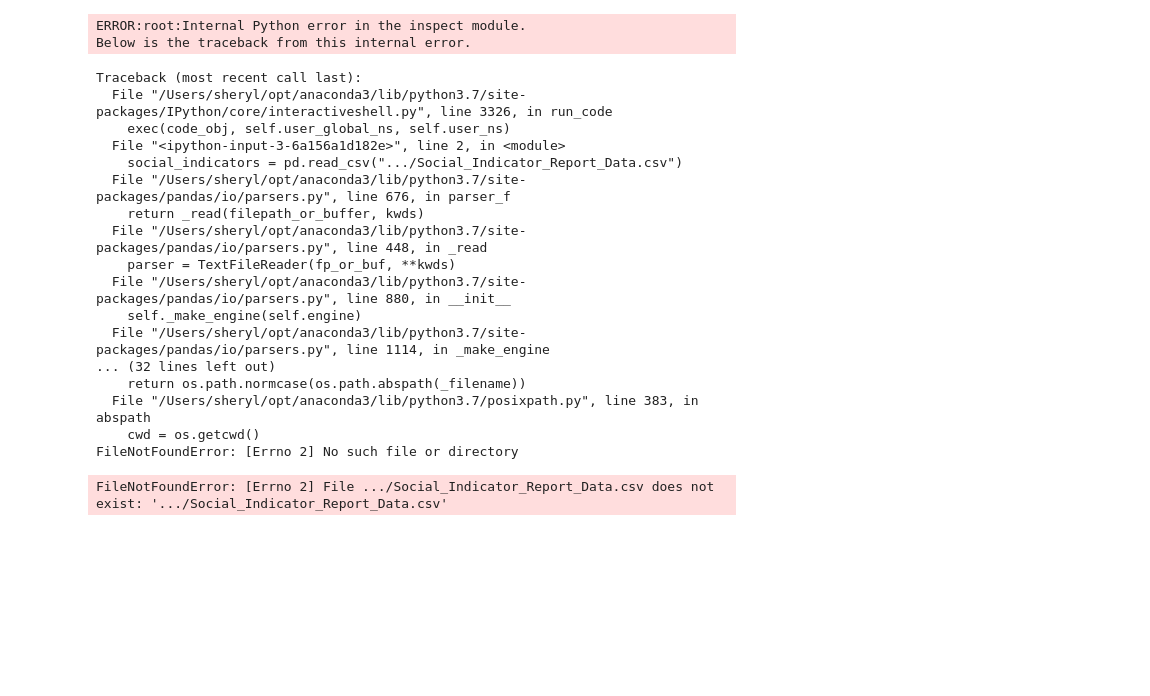
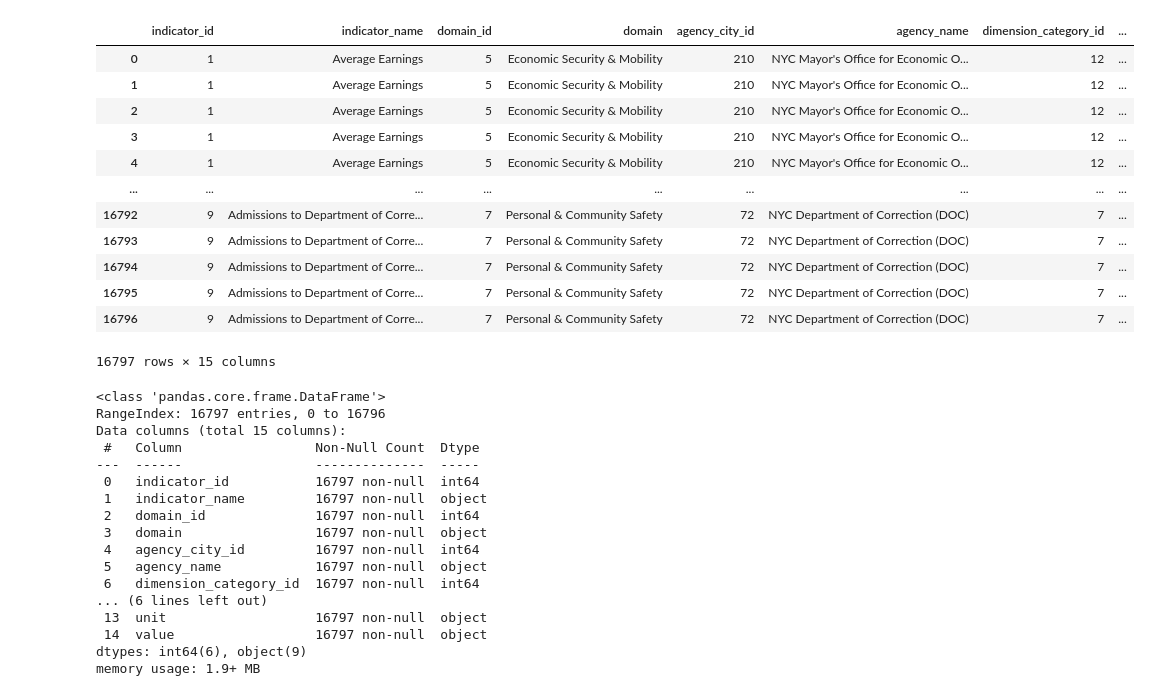
Before and after one commit to shewilliams/data71200su21, a Jupyter notebook: Project 1/Untitled.ipynb, the cells around one changed output. Saved outputs shown, nothing was run; the diff lists cells and outputs as text; code cells hidden in the pictures; blank space fills up the shorter version.

Commit message:
updating project

```diff
--- a/Project 1/Untitled.ipynb
+++ b/Project 1/Untitled.ipynb
@@ -1,24 +0,0 @@
-# %%
-import pandas as pd
-social_indicators = pd.read_csv(".../Social_Indicator_Report_Data.csv")
-# %% [output]
-ERROR:root:Internal Python error in the inspect module.
-Below is the traceback from this internal error.
-Traceback (most recent call last):
-  File "/Users/sheryl/opt/anaconda3/lib/python3.7/site-packages/IPython/core/interactiveshell.py", line 3326, in run_code
-    exec(code_obj, self.user_global_ns, self.user_ns)
-  File "<ipython-input-3-6a156a1d182e>", line 2, in <module>
-    social_indicators = pd.read_csv(".../Social_Indicator_Report_Data.csv")
-  File "/Users/sheryl/opt/anaconda3/lib/python3.7/site-packages/pandas/io/parsers.py", line 676, in parser_f
-    return _read(filepath_or_buffer, kwds)
-  File "/Users/sheryl/opt/anaconda3/lib/python3.7/site-packages/pandas/io/parsers.py", line 448, in _read
-    parser = TextFileReader(fp_or_buf, **kwds)
-  File "/Users/sheryl/opt/anaconda3/lib/python3.7/site-packages/pandas/io/parsers.py", line 880, in __init__
-    self._make_engine(self.engine)
-  File "/Users/sheryl/opt/anaconda3/lib/python3.7/site-packages/pandas/io/parsers.py", line 1114, in _make_engine
-... (32 lines left out)
-    return os.path.normcase(os.path.abspath(_filename))
-  File "/Users/sheryl/opt/anaconda3/lib/python3.7/posixpath.py", line 383, in abspath
-    cwd = os.getcwd()
-FileNotFoundError: [Errno 2] No such file or directory
-FileNotFoundError: [Errno 2] File .../Social_Indicator_Report_Data.csv does not exist: '.../Social_Indicator_Report_Data.csv'
@@ -24,0 +4,38 @@ FileNotFoundError: [Errno 2] File .../Social_Indicator_Report_Data.csv does not
+# %%
+social_indicators = pd.read_csv("/Users/sheryl/GitHub/data71200su21/Project 1/Social_Indicator_Report_Data.csv")
+# %%
+social_indicators
+# %% [output]
+|  | indicator_id | indicator_name | domain_id | domain | agency_city_id | agency_name | dimension_category_id | ... |
+| 0 | 1 | Average Earnings | 5 | Economic Security & Mobility | 210 | NYC Mayor's Office for Economic O... | 12 | ... |
+| 1 | 1 | Average Earnings | 5 | Economic Security & Mobility | 210 | NYC Mayor's Office for Economic O... | 12 | ... |
+| 2 | 1 | Average Earnings | 5 | Economic Security & Mobility | 210 | NYC Mayor's Office for Economic O... | 12 | ... |
+| 3 | 1 | Average Earnings | 5 | Economic Security & Mobility | 210 | NYC Mayor's Office for Economic O... | 12 | ... |
+| 4 | 1 | Average Earnings | 5 | Economic Security & Mobility | 210 | NYC Mayor's Office for Economic O... | 12 | ... |
+| ... | ... | ... | ... | ... | ... | ... | ... | ... |
+| 16792 | 9 | Admissions to Department of Corre... | 7 | Personal & Community Safety | 72 | NYC Department of Correction (DOC) | 7 | ... |
+| 16793 | 9 | Admissions to Department of Corre... | 7 | Personal & Community Safety | 72 | NYC Department of Correction (DOC) | 7 | ... |
+| 16794 | 9 | Admissions to Department of Corre... | 7 | Personal & Community Safety | 72 | NYC Department of Correction (DOC) | 7 | ... |
+| 16795 | 9 | Admissions to Department of Corre... | 7 | Personal & Community Safety | 72 | NYC Department of Correction (DOC) | 7 | ... |
+| 16796 | 9 | Admissions to Department of Corre... | 7 | Personal & Community Safety | 72 | NYC Department of Correction (DOC) | 7 | ... |
+16797 rows × 15 columns
+# %%
+social_indicators.info()
+# %% [output]
+<class 'pandas.core.frame.DataFrame'>
+RangeIndex: 16797 entries, 0 to 16796
+Data columns (total 15 columns):
+ #   Column                 Non-Null Count  Dtype
+---  ------                 --------------  -----
+ 0   indicator_id           16797 non-null  int64
+ 1   indicator_name         16797 non-null  object
+ 2   domain_id              16797 non-null  int64
+ 3   domain                 16797 non-null  object
+ 4   agency_city_id         16797 non-null  int64
+ 5   agency_name            16797 non-null  object
+ 6   dimension_category_id  16797 non-null  int64
+... (6 lines left out)
+ 13  unit                   16797 non-null  object
+ 14  value                  16797 non-null  object
+dtypes: int64(6), object(9)
+memory usage: 1.9+ MB
```
Also changed, not shown: parts of 7 cells of this notebook, 1 other file.
